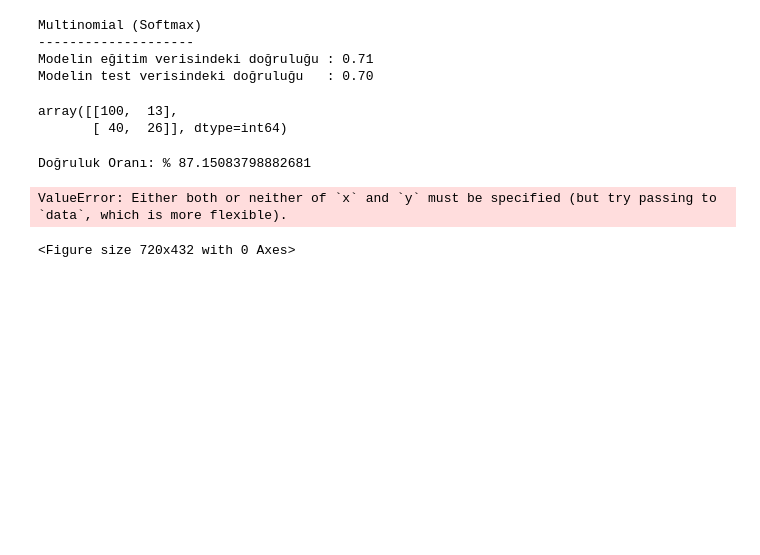
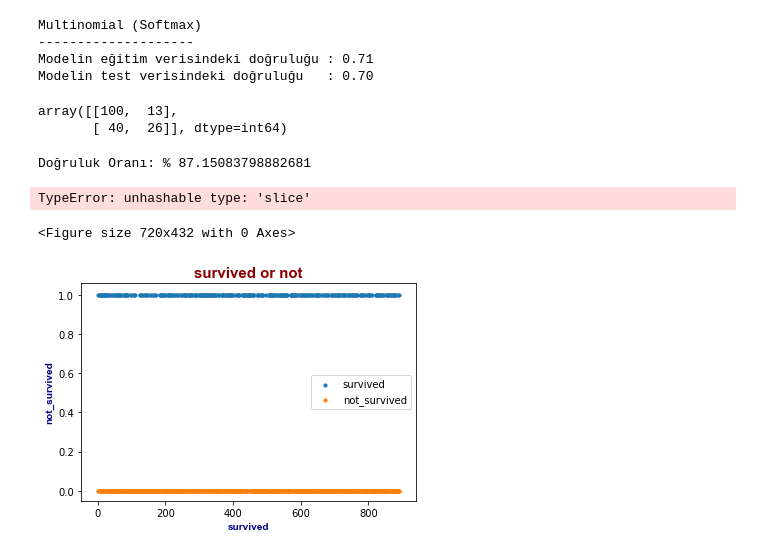
Before and after one commit to EceDolen/Bootcamp_-Bolum_7, a Jupyter notebook: Siniflandirma Problemleri_1_Lojistik_Regresyon_ile_Siniflandirma.ipynb, the cells around one changed output. Cells and saved outputs as stored; diff of their text form; code cells hidden in the pictures; blank space fills up the shorter version.

```diff
--- a/Siniflandirma Problemleri_1_Lojistik_Regresyon_ile_Siniflandirma.ipynb
+++ b/Siniflandirma Problemleri_1_Lojistik_Regresyon_ile_Siniflandirma.ipynb
@@ -348,7 +348,7 @@ print("Doğruluk Oranı: %",((126+30) /179)*100)
 Doğruluk Oranı: % 87.15083798882681
 # %%
 plt.figure(figsize=(10,6))
-sns.scatterplot(X.values, s=100, hue = y, palette = 'viridis')
+sns.scatterplot(X[:,0], X[:,1], s=100, hue = y, palette = 'viridis')
 baslik_font = {'family': 'arial','color':  'darkred','weight': 'bold','size': 15 }
 eksen_font = {'family': 'arial','color':  'darkblue','weight': 'bold','size': 10 }
 plt.title("Taç yaprak boyutları", fontdict = baslik_font)
@@ -356,5 +356,22 @@ plt.xlabel("Taç yaprak uzunluğu", fontdict = eksen_font)
 plt.ylabel("Taç yaprak genişliği", fontdict = eksen_font)
 plt.show()
 # %% [output]
-ValueError: Either both or neither of `x` and `y` must be specified (but try passing to `data`, which is more flexible).
+TypeError: unhashable type: 'slice'
 <Figure size 720x432 with 0 Axes>
+# %%
+# filter out the applicants that got admitted
+survived     = titanic.loc[y == 1]
+
+# filter out the applicants that din't get admission
+not_survived = titanic.loc[y == 0]
+
+# plots
+plt.scatter(survived.iloc[:, 0], survived.iloc[:, 1], s=10, label='survived')
+plt.scatter(not_survived.iloc[:, 0], not_survived.iloc[:, 1], s=10, label='not_survived')
+plt.title("survived or not", fontdict = baslik_font)
+plt.xlabel("survived", fontdict = eksen_font)
+plt.ylabel("not_survived", fontdict = eksen_font)
+plt.legend()
+plt.show()
+# %% [output]
+[figure, added]
```
